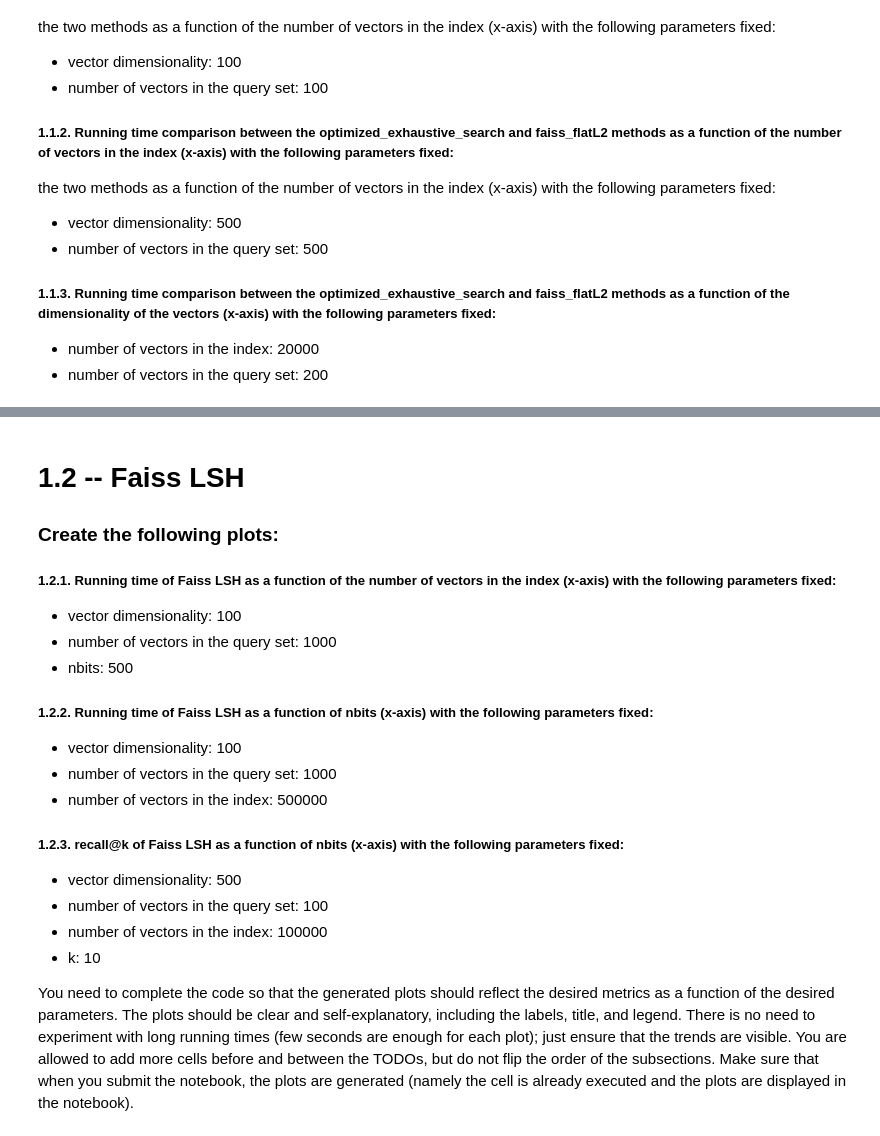
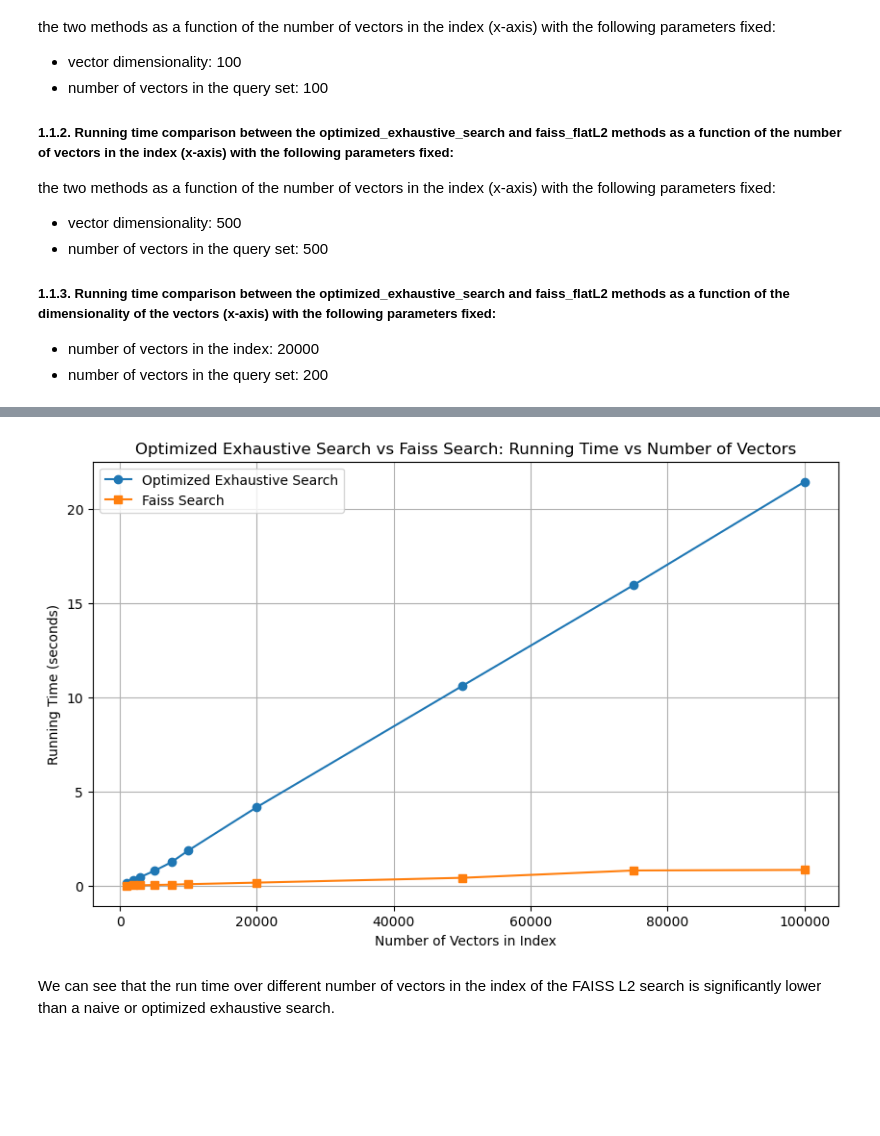
Before and after one commit to zakcory/data-eng-lab, a Jupyter notebook: HW1/Part 1.ipynb, the cells around one changed output, grey strips where cells are left out. Saved outputs shown, nothing was run; the diff lists cells and outputs as text; code cells hidden in the pictures; blank space fills up the shorter version.

```diff
--- a/HW1/Part 1.ipynb
+++ b/HW1/Part 1.ipynb
@@ -164,2 +206,6 @@ Make sure that when you submit the notebook, the plots are generated (namely the
 # %%
 #TODO: Write your code for 1.1.2 here
+
+compare_runtime_retrieval_methods(dims=500, n_queries=500, k=1, index1_search_function=optimized_exhaustive_search, index2_search_function=faiss_search)
+# %% [output]
+[figure, added]
@@ -168,26 +212,2 @@ Make sure that when you submit the notebook, the plots are generated (namely the
 # %% [markdown]
-# 1.2 -- Faiss LSH
-### Create the following plots:
-##### 1.2.1. Running time of Faiss LSH as a function of the number of vectors in the index (x-axis) with the following parameters fixed:
-* vector dimensionality: 100
-* number of vectors in the query set: 1000
-* nbits: 500
-
-##### 1.2.2. Running time of Faiss LSH as a function of nbits (x-axis) with the following parameters fixed:
-* vector dimensionality: 100
-* number of vectors in the query set: 1000
-* number of vectors in the index: 500000
-
-
-##### 1.2.3. recall@k of Faiss LSH as a function of nbits (x-axis) with the following parameters fixed:
-* vector dimensionality: 500
-* number of vectors in the query set: 100
-* number of vectors in the index: 100000
-* k: 10
-
-
-You need to complete the code so that the generated plots should reflect the desired metrics as a function of the desired parameters.
-The plots should be clear and self-explanatory, including the labels, title, and legend.
-There is no need to experiment with long running times (few seconds are enough for each plot); just ensure that the trends are visible.
-You are allowed to add more cells before and between the TODOs, but do not flip the order of the subsections.
-Make sure that when you submit the notebook, the plots are generated (namely the cell is already executed and the plots are displayed in the notebook).
+We can see that the run time over different number of vectors in the index of the FAISS L2 search is significantly lower than a naive or optimized exhaustive search.
```
Also changed, not shown: parts of 10 cells of this notebook.
